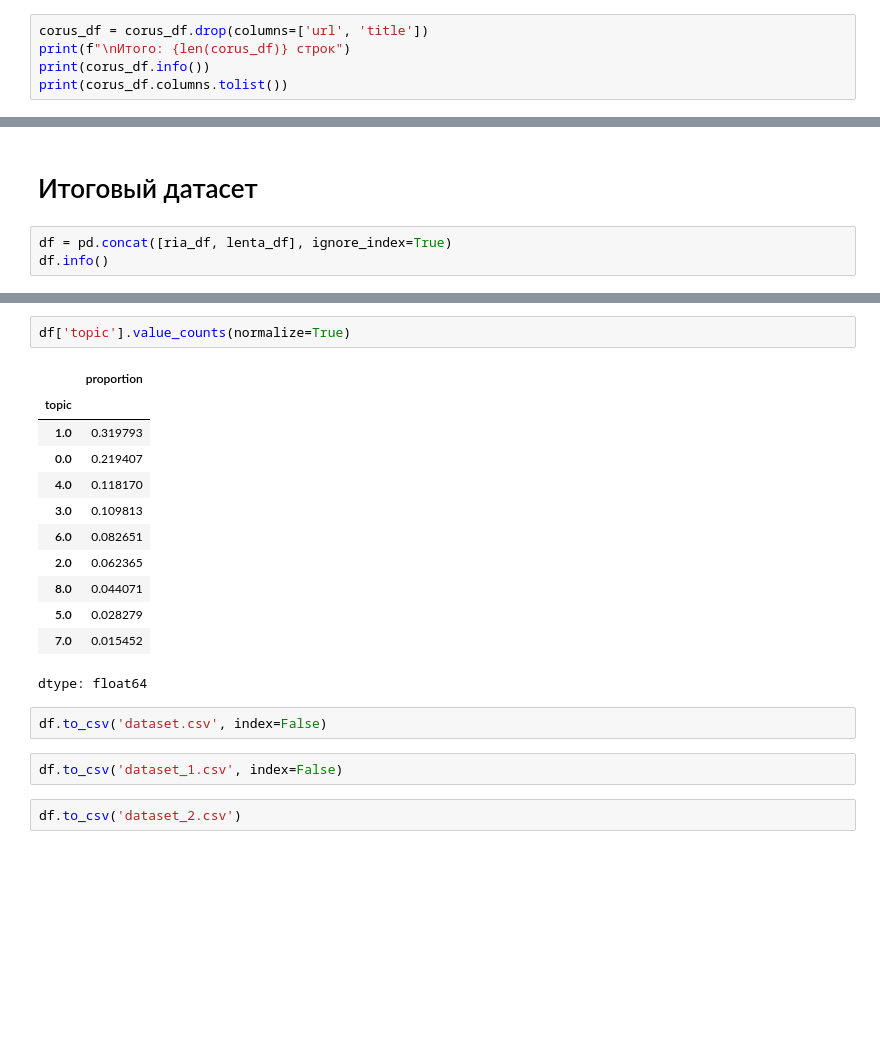
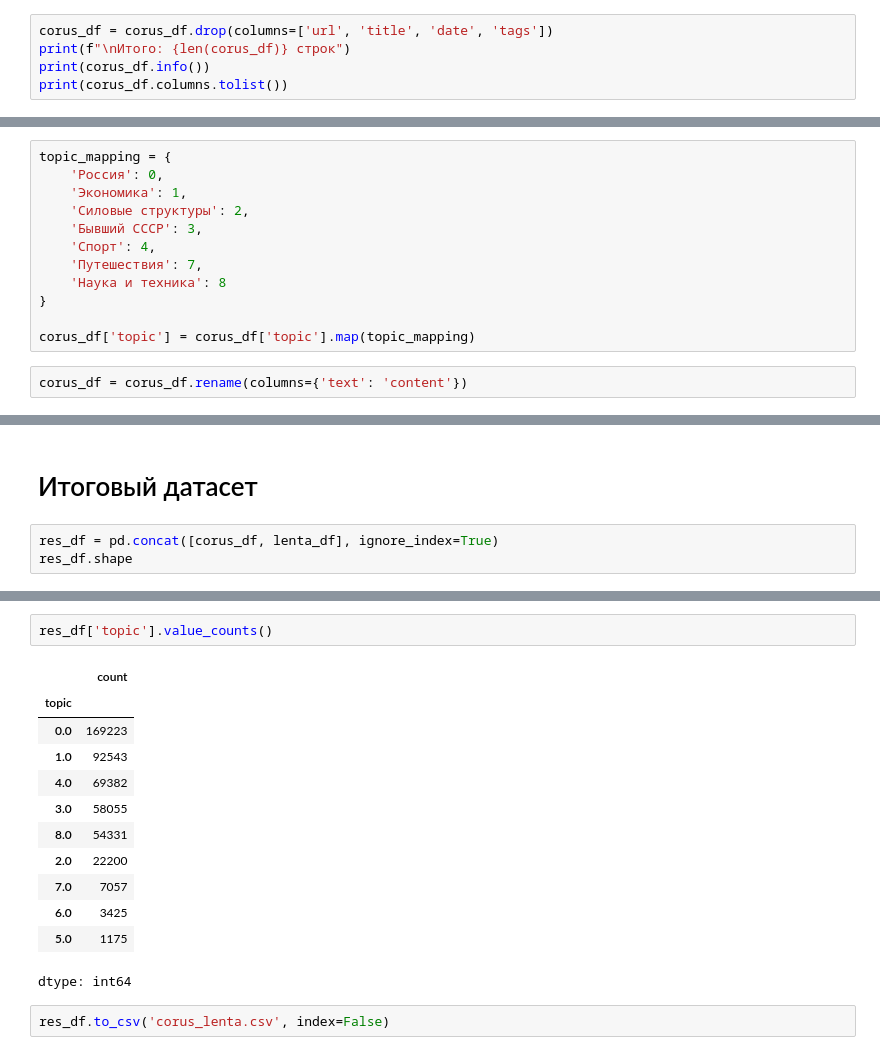
Before and after one commit to notglebatall/article-classifier, a Jupyter notebook: Parsing.ipynb, the cells around one changed output, grey strips where cells are left out. Cells and saved outputs as stored; diff of their text form; blank space fills up the shorter version.

```diff
--- a/Parsing.ipynb
+++ b/Parsing.ipynb
@@ -621,7 +601,7 @@ corus_df = pd.concat(chunks, ignore_index=True)
 Обработано 800000 записей
 Финальная обработка: 975 записей
 # %%
-corus_df = corus_df.drop(columns=['url', 'title'])
+corus_df = corus_df.drop(columns=['url', 'title', 'date', 'tags'])
 print(f"\nИтого: {len(corus_df)} строк")
 print(corus_df.info())
 print(corus_df.columns.tolist())
@@ -659,3 +635,17 @@ corus_df['topic'].value_counts()
 | Силовые структуры | 19596 |
 | Путешествия | 6408 |
 dtype: int64
+# %%
+topic_mapping = {
+    'Россия': 0,
+    'Экономика': 1,
+    'Силовые структуры': 2,
+    'Бывший СССР': 3,
+    'Спорт': 4,
+    'Путешествия': 7,
+    'Наука и техника': 8
+}
+
+corus_df['topic'] = corus_df['topic'].map(topic_mapping)
+# %%
+corus_df = corus_df.rename(columns={'text': 'content'})
@@ -662,6 +664,6 @@ dtype: int64
 # %% [markdown]
 # Итоговый датасет
 # %%
-df = pd.concat([ria_df, lenta_df], ignore_index=True)
-df.info()
+res_df = pd.concat([corus_df, lenta_df], ignore_index=True)
+res_df.shape
 # %% [output]
@@ -691,21 +671,17 @@ df.sample(5)
 # %%
-df['topic'].value_counts(normalize=True)
+res_df['topic'].value_counts()
 # %% [output]
-|  | proportion |
+|  | count |
 | topic |  |
-| 1.0 | 0.319793 |
-| 0.0 | 0.219407 |
-| 4.0 | 0.118170 |
-| 3.0 | 0.109813 |
-| 6.0 | 0.082651 |
-| 2.0 | 0.062365 |
-| 8.0 | 0.044071 |
-| 5.0 | 0.028279 |
-| 7.0 | 0.015452 |
+| 0.0 | 169223 |
+| 1.0 | 92543 |
+| 4.0 | 69382 |
+| 3.0 | 58055 |
+| 8.0 | 54331 |
+| 2.0 | 22200 |
+| 7.0 | 7057 |
+| 6.0 | 3425 |
+| 5.0 | 1175 |
-dtype: float64
+dtype: int64
 # %%
-df.to_csv('dataset.csv', index=False)
+res_df.to_csv('corus_lenta.csv', index=False)
-# %%
-df.to_csv('dataset_1.csv', index=False)
-# %%
-df.to_csv('dataset_2.csv')
```
Also changed, not shown: parts of 11 cells of this notebook.
